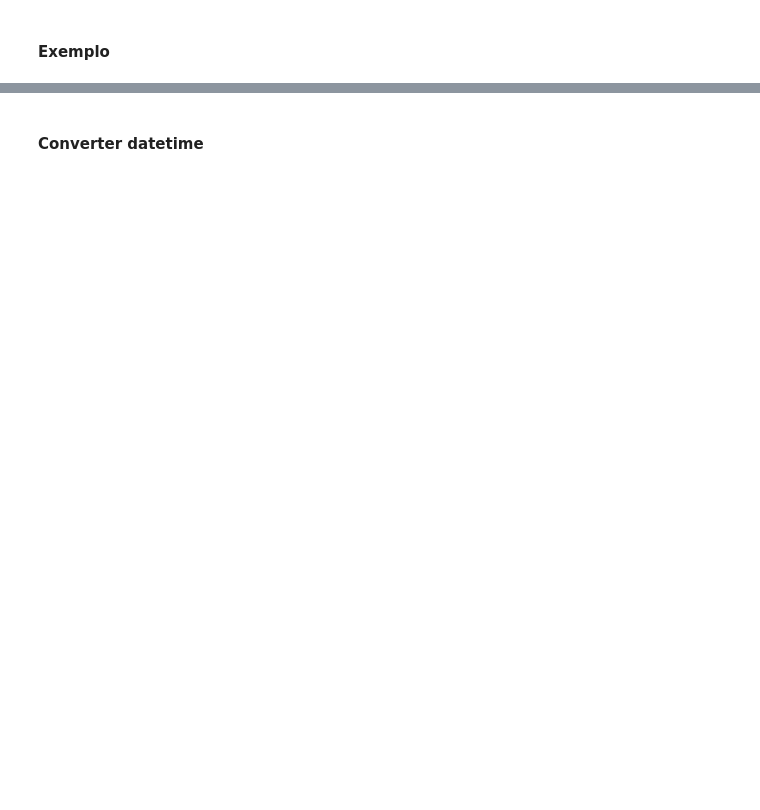
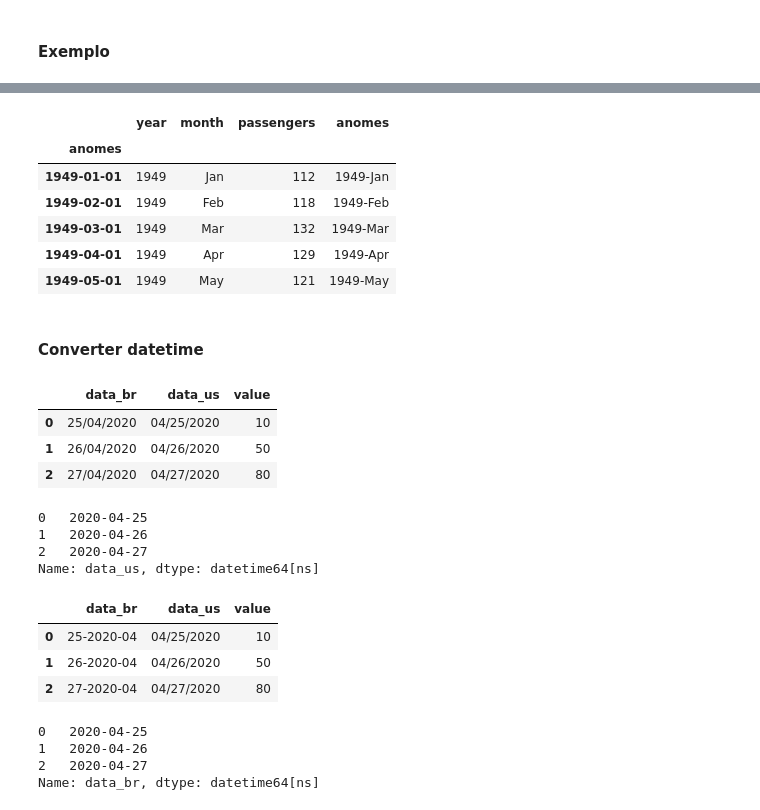
Before and after one commit to ossamum/aulas-mesttra, a Jupyter notebook: 04_feature_engineering/Aula_01-Engenharia_de_atributos-Codigos.ipynb, the cells around one changed output, grey strips where cells are left out. Cells and saved outputs as stored; diff of their text form; code cells hidden in the pictures; blank space fills up the shorter version.

```diff
--- a/04_feature_engineering/Aula_01-Engenharia_de_atributos-Codigos.ipynb
+++ b/04_feature_engineering/Aula_01-Engenharia_de_atributos-Codigos.ipynb
@@ -501,0 +625,2 @@ y_pred = pipe.predict(x_test)
+# %%
+df_flights['anomes'] = df_flights['year'].astype(str) + '-' + df_flights['month'].astype(str)
@@ -502,2 +634,48 @@ y_pred = pipe.predict(x_test)
+# %%
+index_novo = pd.to_datetime(df_flights['anomes'])
+# %%
+df_flights.set_index(index_novo).head()
+# %% [output]
+|  | year | month | passengers | anomes |
+| anomes |  |  |  |  |
+| 1949-01-01 | 1949 | Jan | 112 | 1949-Jan |
+| 1949-02-01 | 1949 | Feb | 118 | 1949-Feb |
+| 1949-03-01 | 1949 | Mar | 132 | 1949-Mar |
+| 1949-04-01 | 1949 | Apr | 129 | 1949-Apr |
+| 1949-05-01 | 1949 | May | 121 | 1949-May |
 # %% [markdown]
 #### Converter datetime
+# %%
+df_sim = pd.DataFrame({'data_br':['25/04/2020','26/04/2020','27/04/2020'],
+                       'data_us':['04/25/2020','04/26/2020','04/27/2020'],
+                       'value':[10, 50, 80]})
+df_sim
+# %% [output]
+|  | data_br | data_us | value |
+| 0 | 25/04/2020 | 04/25/2020 | 10 |
+| 1 | 26/04/2020 | 04/26/2020 | 50 |
+| 2 | 27/04/2020 | 04/27/2020 | 80 |
+# %%
+pd.to_datetime(df_sim['data_us'])
+# %% [output]
+0   2020-04-25
+1   2020-04-26
+2   2020-04-27
+Name: data_us, dtype: datetime64[ns]
+# %%
+df_sim = pd.DataFrame({'data_br':['25-2020-04','26-2020-04','27-2020-04'],
+                       'data_us':['04/25/2020','04/26/2020','04/27/2020'],
+                       'value':[10, 50, 80]})
+df_sim
+# %% [output]
+|  | data_br | data_us | value |
+| 0 | 25-2020-04 | 04/25/2020 | 10 |
+| 1 | 26-2020-04 | 04/26/2020 | 50 |
+| 2 | 27-2020-04 | 04/27/2020 | 80 |
+# %%
+pd.to_datetime(df_sim['data_br'], format='%d-%Y-%m')
+# %% [output]
+0   2020-04-25
+1   2020-04-26
+2   2020-04-27
+Name: data_br, dtype: datetime64[ns]
```
Also changed, not shown: parts of 23 cells of this notebook.
